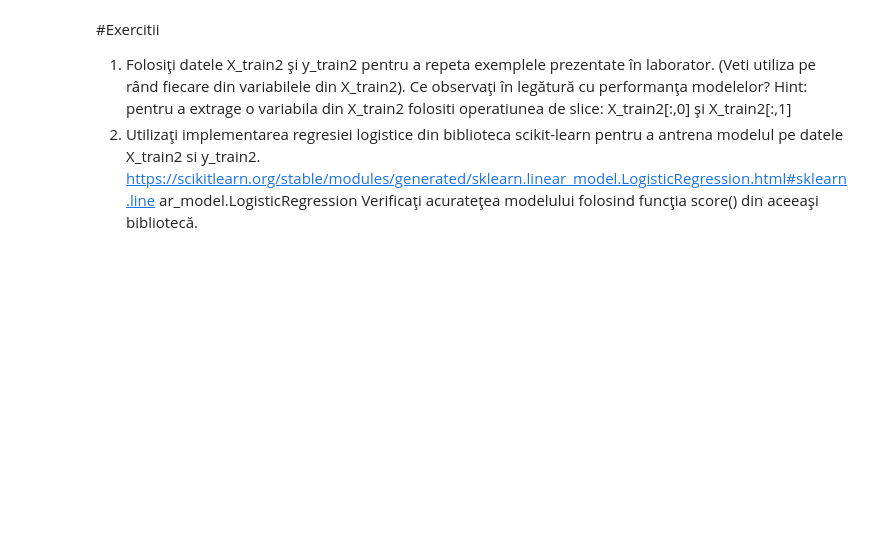
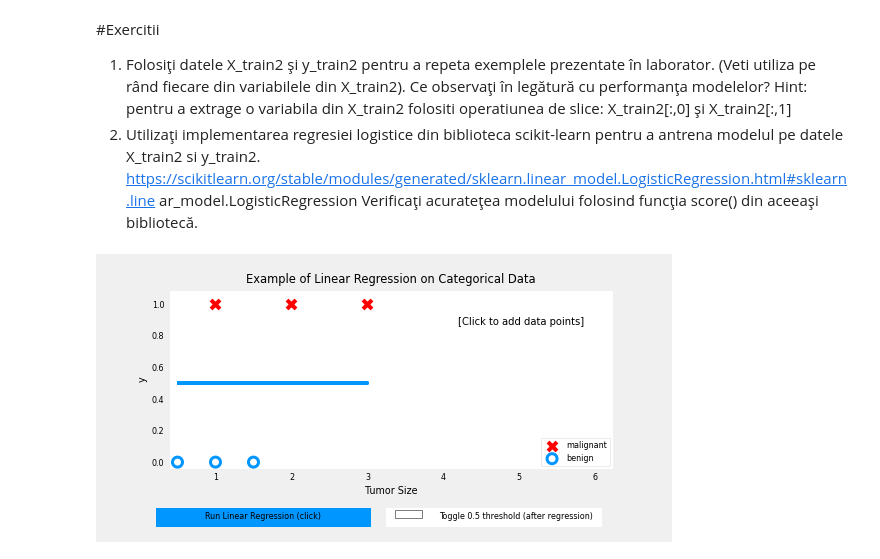
Before and after one commit to RooKeeh/AI-Google-Colab, a Jupyter notebook: Lab8.ipynb, the cells around one changed output. Cells and saved outputs as stored; diff of their text form; code cells hidden in the pictures; blank space fills up the shorter version.

```diff
--- a/Lab8.ipynb
+++ b/Lab8.ipynb
@@ -228,3 +228,10 @@ datele X_train2 si y_train2.
 https://scikitlearn.org/stable/modules/generated/sklearn.linear_model.LogisticRegression.html#sklearn.line
 ar_model.LogisticRegression
 Verificaţi acurateţea modelului folosind funcţia score() din aceeaşi bibliotecă.
+# %%
+w_in=np.zeros((1))
+b_in=0
+plt.close('all')
+addpt=plt_one_addpt_onclick(X_train2[:,0],y_train2,w_in,b_in,logistic=False)
+# %% [output]
+[figure, added]
```
Also changed, not shown: parts of 5 cells of this notebook.
